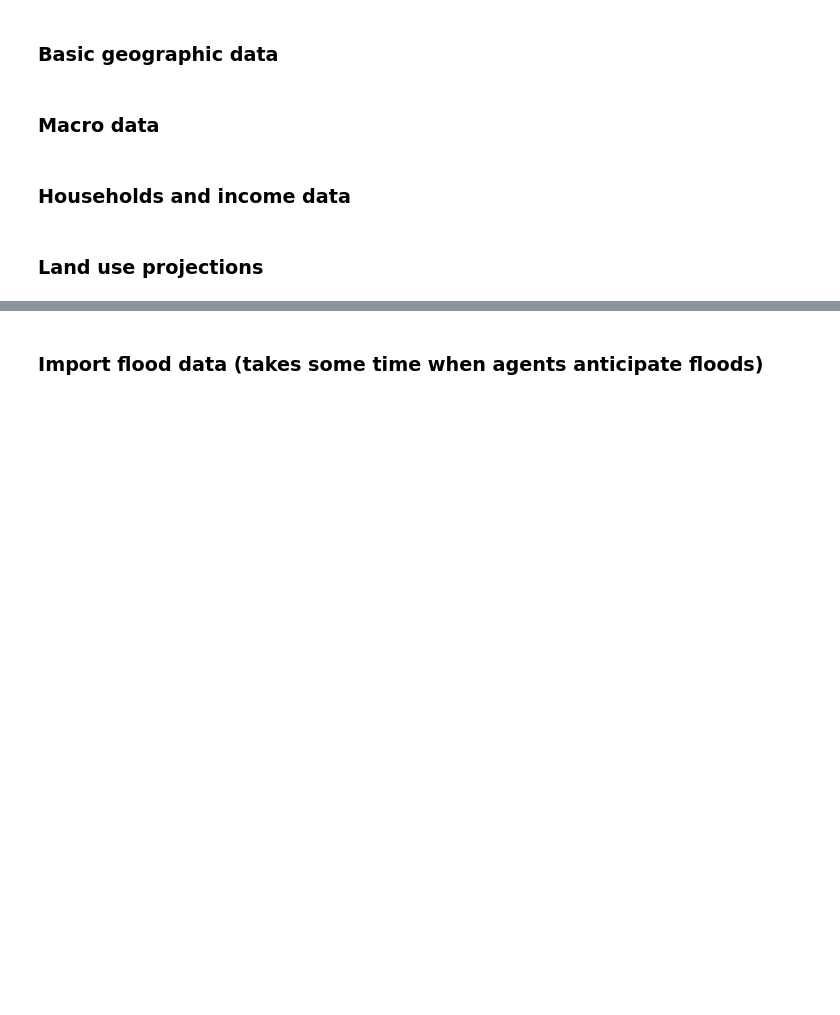
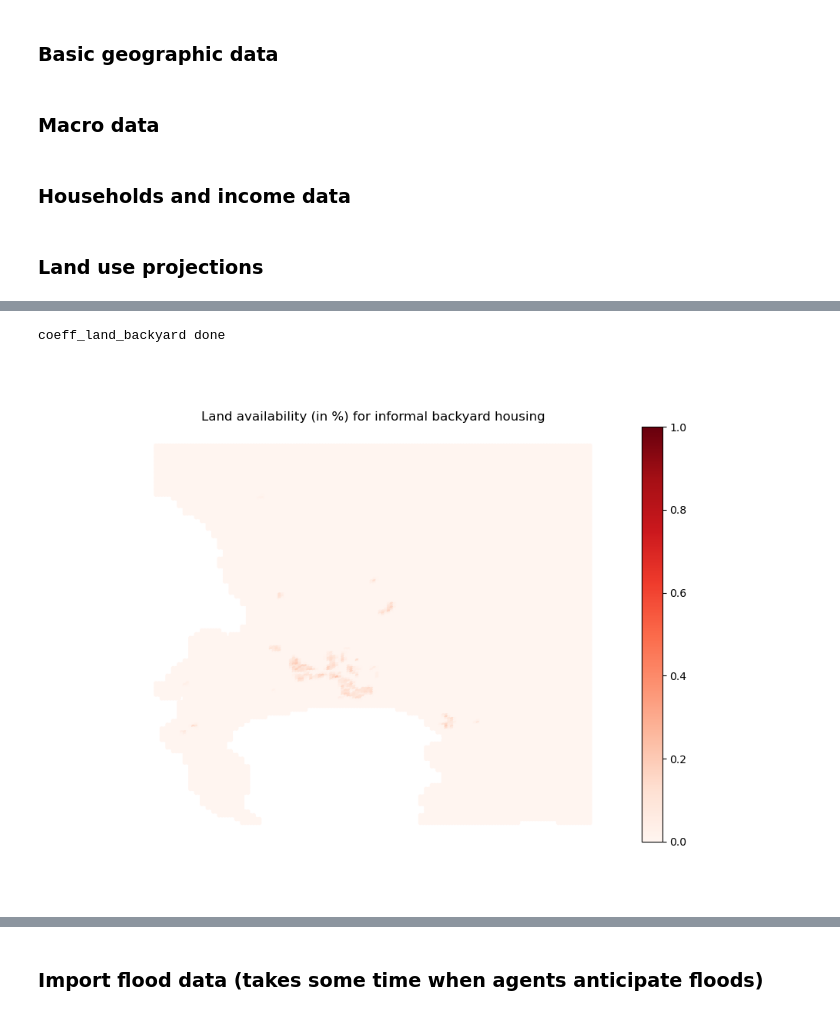
Before and after one commit to kristoffPotgieter/cape_town_NEDUM_Python, a Jupyter notebook: docs/doctrees/nbsphinx/main_nb.ipynb, the cells around one changed output, grey strips where cells are left out. Saved outputs shown, nothing was run; the diff lists cells and outputs as text; code cells hidden in the pictures; blank space fills up the shorter version.

```diff
--- a/docs/doctrees/nbsphinx/main_nb.ipynb
+++ b/docs/doctrees/nbsphinx/main_nb.ipynb
@@ -170,0 +367,13 @@ housing_limit = inpdt.import_housing_limit(grid, param)
+# %%
+# For informal backyards
+import outputs.export_outputs as outexp
+coeff_land_IB_map = outexp.export_map(
+    coeff_land[1], grid, geo_grid, path_input_plots, 'coeff_land_backyard',
+    "Land availability (in %) for informal backyard housing",
+    path_input_tables,
+    ubnd=1, lbnd=0)
+
+Image(path_input_plots + "coeff_land_backyard.png")
+# %% [output]
+coeff_land_backyard done
+[figure, added]
```
Also changed, not shown: parts of 98 cells of this notebook, 38 other files.
